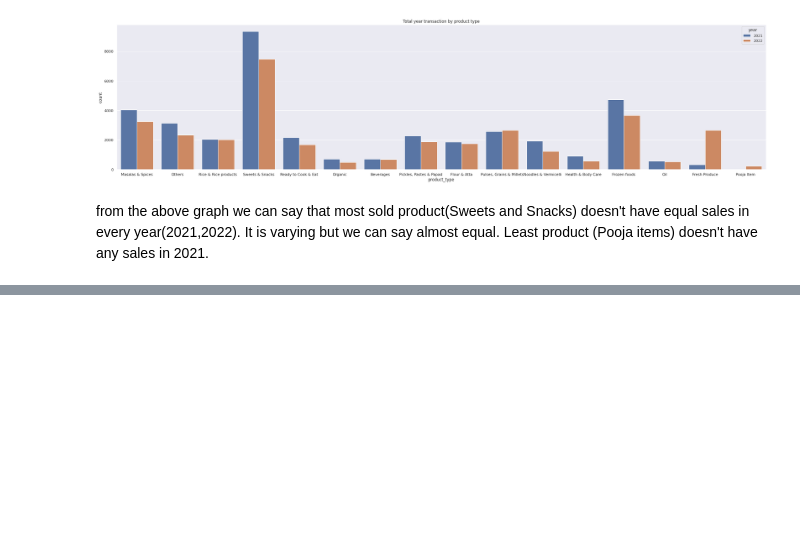
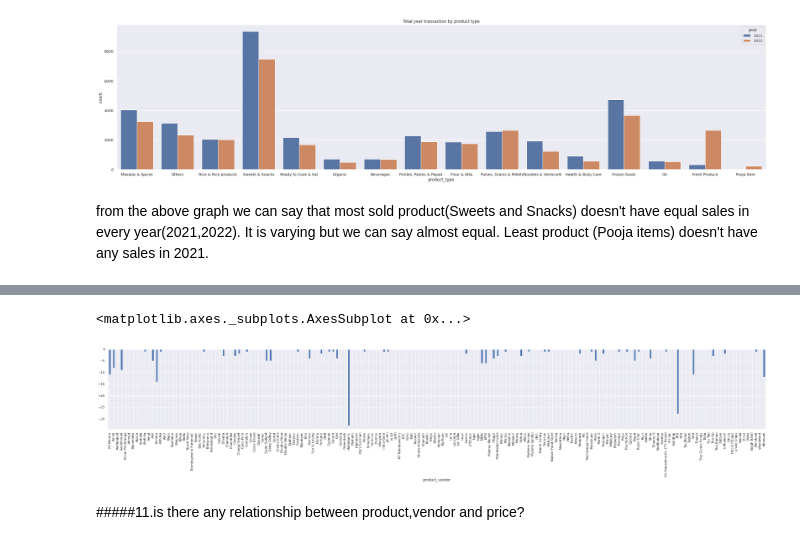
Before and after one commit to sarkar2527/DSAP, a Jupyter notebook: Dbanyan.ipynb, the cells around one changed output, grey strips where cells are left out. Cells and saved outputs as stored; diff of their text form; code cells hidden in the pictures; blank space fills up the shorter version.

```diff
--- a/Dbanyan.ipynb
+++ b/Dbanyan.ipynb
@@ -558,0 +642,3 @@ from the above graph we can say that most sold product(Sweets and Snacks) doesn'
+# %%
+vendor_returned_quantity =df1.groupby('product_vendor')['returned_item_quantity'].sum()
+vendor_returned_quantity
@@ -558,0 +659,7 @@ from the above graph we can say that most sold product(Sweets and Snacks) doesn'
+# %%
+vendor_returned_quantity.plot(kind='bar',figsize=(40,5))
+# %% [output]
+<matplotlib.axes._subplots.AxesSubplot at 0x...>
+[figure, added]
+# %% [markdown]
+#####11.is there any relationship between product,vendor and price?
```
Also changed, not shown: parts of 90 cells of this notebook.
